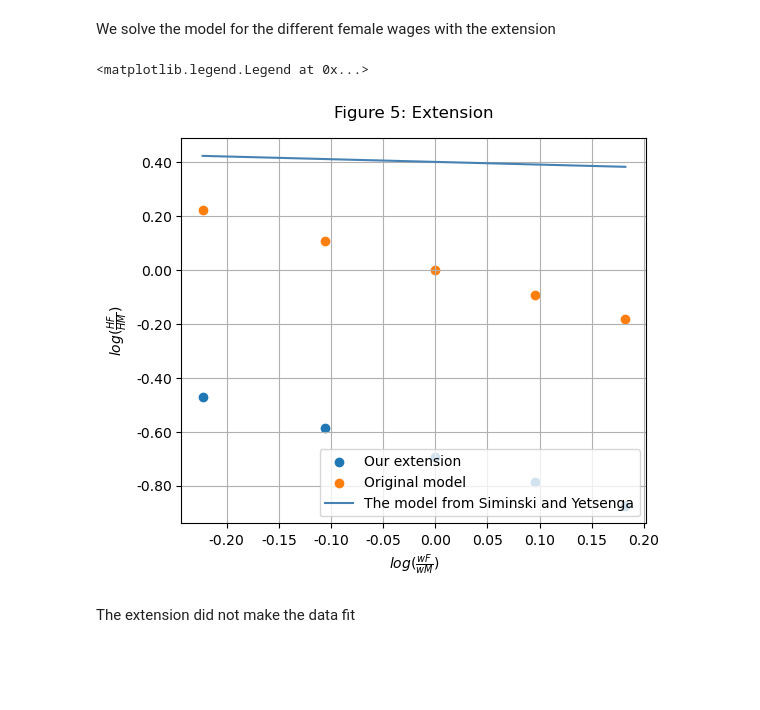
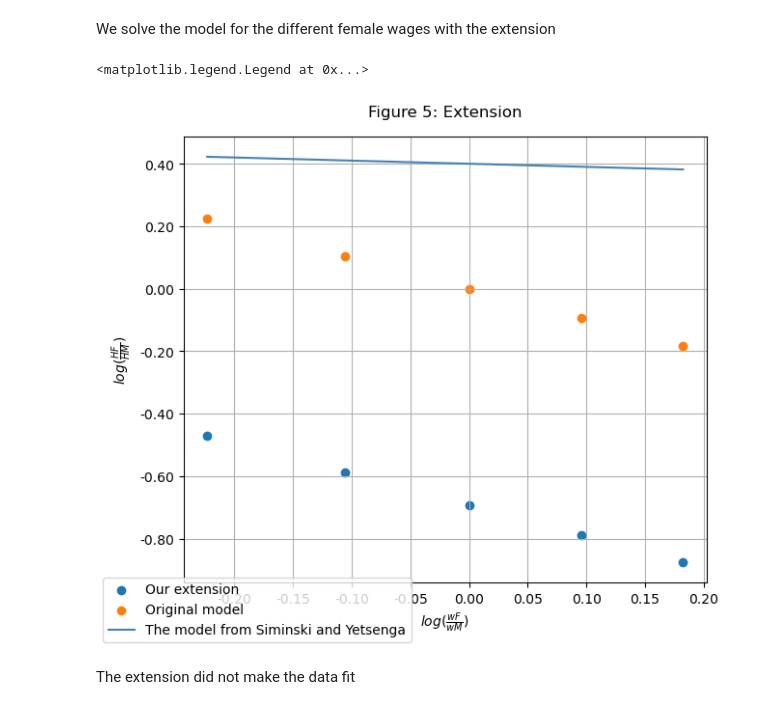
Before and after one commit to NumEconCopenhagen/projects-2023-ida-simone-elin, a Jupyter notebook: inauguralproject/inauguralprojectmedfeedback.ipynb, the cells around one changed output. Saved outputs shown, nothing was run; the diff lists cells and outputs as text; code cells hidden in the pictures; blank space fills up the shorter version.

```diff
--- a/inauguralproject/inauguralprojectmedfeedback.ipynb
+++ b/inauguralproject/inauguralprojectmedfeedback.ipynb
@@ -325,18 +307,18 @@ for wage in par.wF_vec:
     sol.HF_vec_ext = np.append(sol.HF_vec_ext, opt_ext.HF_vec_ext)
 # %%
 #We create the scatterplot, set labels, title, grid etc.
-fig,ax = plt.subplots(figsize=(6,5))
+fig,ax = plt.subplots(figsize=(7,6))
 ax.scatter(x=log_rel_wage,y=log_rel_hours_ext_list, label="Our extension")
-ax.scatter(x=log_rel_wage,y=log_rel_hours_cont_list, label="Original model")
+ax.scatter(x=log_rel_wage,y=log_rel_hours_cont, label="Original model")
 ax.plot(log_rel_wage,y, label="The model from Siminski and Yetsenga", c='steelblue')
 ax.set(xlabel=r"$log(\frac{wF}{wM})$",ylabel=r"$log(\frac{HF}{HM})$")
 ax.set_title('Figure 5: Extension',pad=15)
 ax.xaxis.set_major_formatter(ticker.StrMethodFormatter("{x:.2f}"))
 ax.yaxis.set_major_formatter(ticker.StrMethodFormatter("{x:.2f}"))
 ax.grid()
-ax.legend(loc=4)
+fig.legend(loc='lower left')
 # %% [output]
 <matplotlib.legend.Legend at 0x...>
-[figure, old version]
+[figure, new version]
 # %% [markdown]
 The extension did not make the data fit
```
Also changed, not shown: parts of 3 cells of this notebook, 2 other files.
